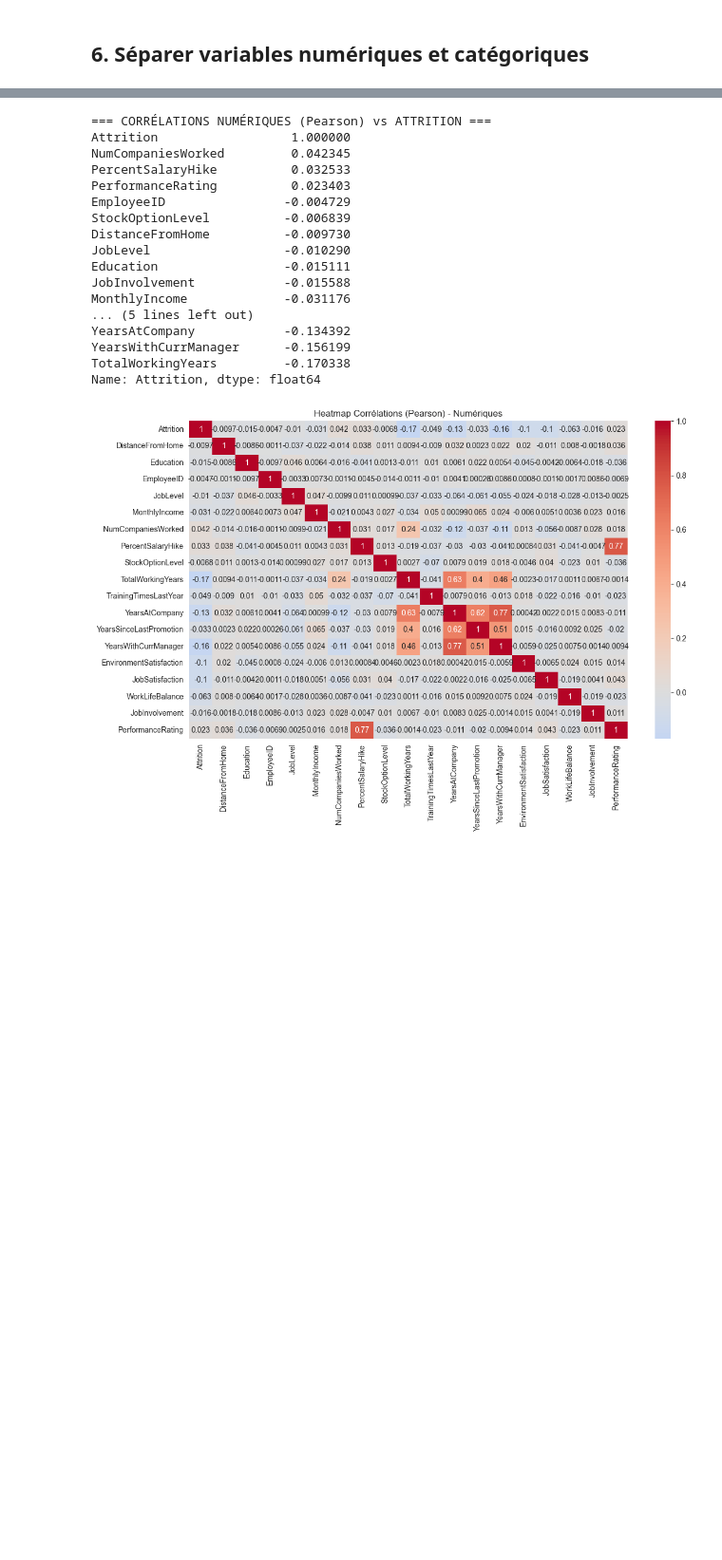
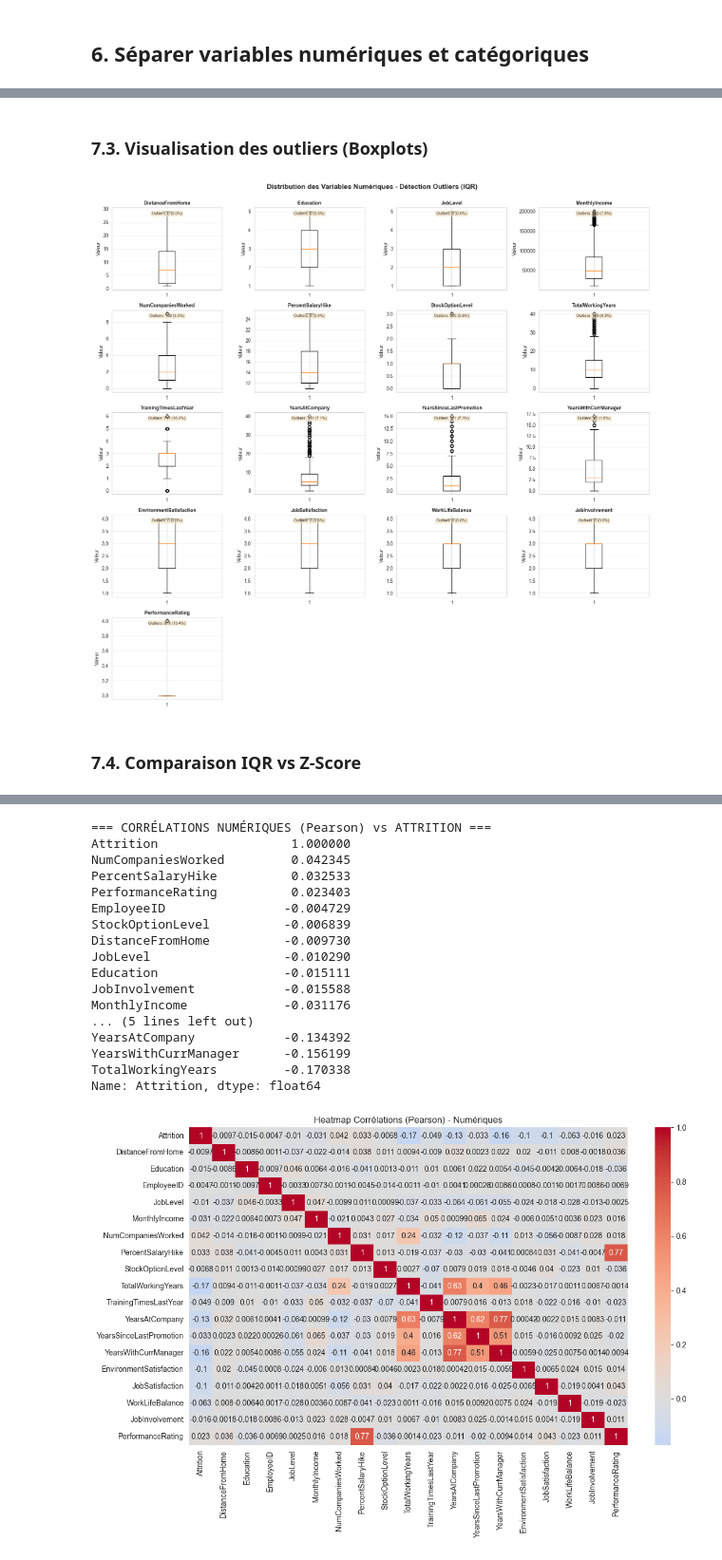
Before and after one commit to Deedzyy/Projet-IA-CESI, a Jupyter notebook: 01_EDA_nettoyage.ipynb, the cells around one changed output, grey strips where cells are left out. Shown at 95% size. Cells and saved outputs as stored; diff of their text form; code cells hidden in the pictures; blank space fills up the shorter version.

Commit message:
Amélioration de la partie contrôle des valeurs aberrantes Notebook 1

```diff
--- a/01_EDA_nettoyage.ipynb
+++ b/01_EDA_nettoyage.ipynb
@@ -250,0 +287,18 @@ STRATÉGIE D'IMPUTATION POSSIBLE:
+# %%
+def detect_outliers_iqr(data, column):
+    """Détecte les outliers avec la méthode IQR."""
+    Q1 = data[column].quantile(0.25)
+    Q3 = data[column].quantile(0.75)
+    IQR = Q3 - Q1
+    lower_bound = Q1 - 1.5 * IQR
+    upper_bound = Q3 + 1.5 * IQR
+    outliers = data[(data[column] < lower_bound) | (data[column] > upper_bound)]
+    return outliers, lower_bound, upper_bound
+
+def detect_outliers_zscore(data, column, threshold=3):
+    """Détecte les outliers avec la méthode Z-score."""
+    mean = data[column].mean()
+    std = data[column].std()
+    z_scores = np.abs((data[column] - mean) / std)
+    outliers = data[z_scores > threshold]
+    return outliers
@@ -250,0 +360,38 @@ STRATÉGIE D'IMPUTATION POSSIBLE:
+# %% [markdown]
+### 7.3. Visualisation des outliers (Boxplots)
+# %%
+# Visualiser les outliers avec des boxplots
+n_cols = 4
+n_rows = int(np.ceil(len(numeric_cols_for_outliers) / n_cols))
+
+fig, axes = plt.subplots(n_rows, n_cols, figsize=(16, n_rows * 3))
+axes = axes.flatten()
+
+for idx, col in enumerate(numeric_cols_for_outliers):
+    ax = axes[idx]
+    ax.boxplot(df[col].dropna(), vert=True)
+    ax.set_title(f'{col}', fontsize=10, fontweight='bold')
+    ax.set_ylabel('Valeur')
+    ax.grid(axis='y', alpha=0.3)
+
+    # Ajouter statistiques
+    n_outliers = outlier_df[outlier_df['Variable'] == col]['Count_Outliers'].values[0]
+    pct = outlier_df[outlier_df['Variable'] == col]['Pct_Outliers'].values[0]
+    ax.text(0.5, 0.95, f'Outliers: {n_outliers} ({pct:.1f}%)',
+            transform=ax.transAxes, ha='center', va='top',
+            bbox=dict(boxstyle='round', facecolor='wheat', alpha=0.5),
+            fontsize=8)
+
+# Supprimer les axes vides
+for idx in range(len(numeric_cols_for_outliers), len(axes)):
+    fig.delaxes(axes[idx])
+
+plt.suptitle('Distribution des Variables Numériques - Détection Outliers (IQR)',
+             fontsize=14, fontweight='bold', y=1.00)
+plt.tight_layout()
+plt.show()
+plt.close()
+# %% [output]
+[figure, added]
+# %% [markdown]
+### 7.4. Comparaison IQR vs Z-Score
```
Also changed, not shown: parts of 35 cells of this notebook.
